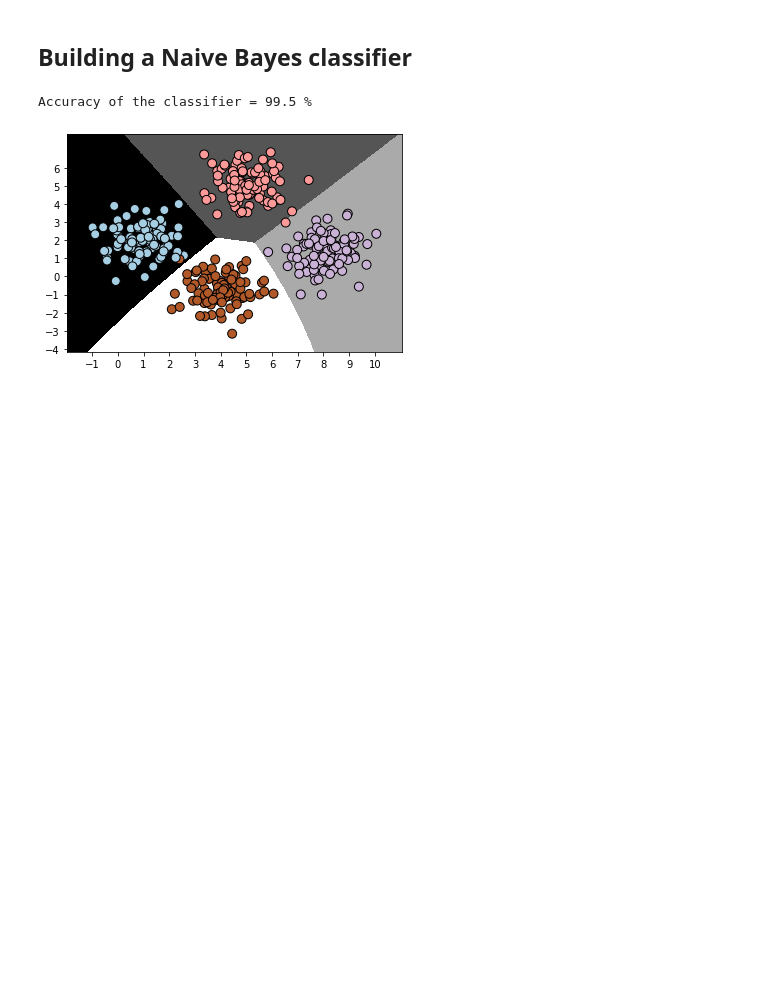
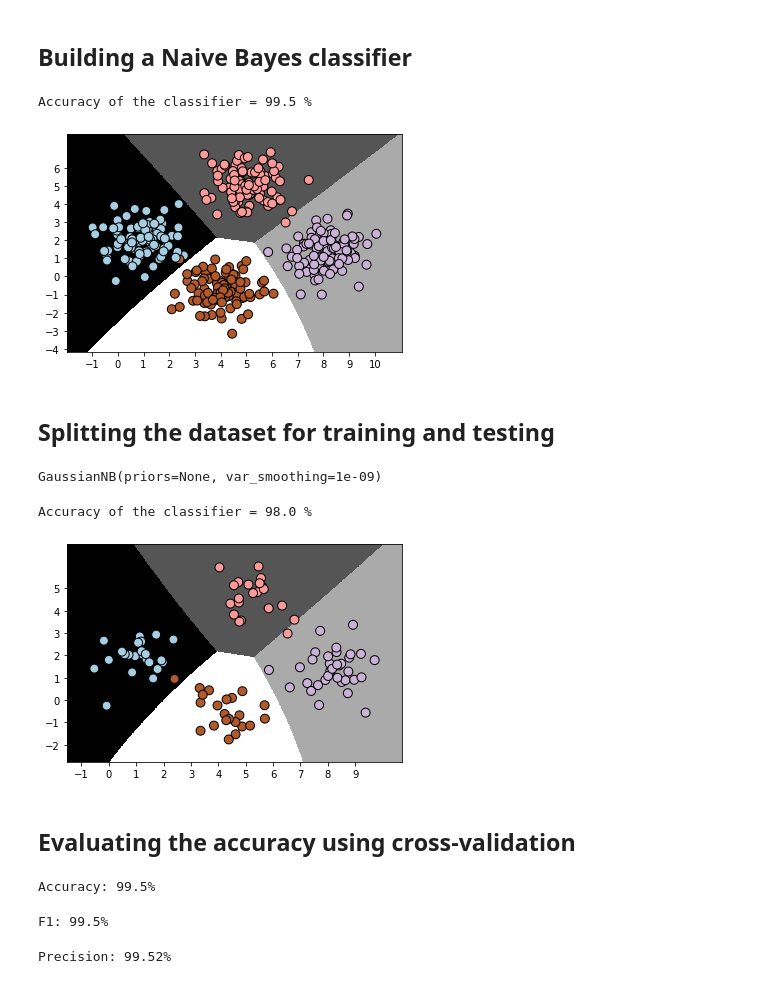
Before and after one commit to renatogbj/python-machine-learning, a Jupyter notebook: ml-cookbook-ch2.ipynb, the cells around one changed output. Cells and saved outputs as stored; diff of their text form; code cells hidden in the pictures; blank space fills up the shorter version.

Commit message:
Implemented cross-validation

```diff
--- a/ml-cookbook-ch2.ipynb
+++ b/ml-cookbook-ch2.ipynb
@@ -126,3 +126,5 @@ Accuracy of the classifier = 99.5 %
 plot_classifier(classifier_gaussiannb, X, y)
 # %% [output]
 [figure]
+# %% [markdown]
+## Splitting the dataset for training and testing
@@ -128,0 +133,6 @@ plot_classifier(classifier_gaussiannb, X, y)
+# %%
+X_train, X_test, y_train, y_test = model_selection.train_test_split(X, y, test_size=0.25, random_state=5)
+classifier_gaussiannb_new = GaussianNB()
+classifier_gaussiannb_new.fit(X_train, y_train)
+# %% [output]
+GaussianNB(priors=None, var_smoothing=1e-09)
@@ -128,0 +141,27 @@ plot_classifier(classifier_gaussiannb, X, y)
+# %%
+accuracy = 100.0 * (y_test == y_test_pred).sum() / X_test.shape[0]
+print("Accuracy of the classifier =", round(accuracy, 2), "%")
+# %% [output]
+Accuracy of the classifier = 98.0 %
+# %%
+plot_classifier(classifier_gaussiannb_new, X_test, y_test)
+# %% [output]
+[figure, added]
+# %% [markdown]
+## Evaluating the accuracy using cross-validation
+# %%
+num_validations = 5
+accuracy = model_selection.cross_val_score(classifier_gaussiannb, X, y, scoring='accuracy', cv=num_validations)
+print("Accuracy: " + str(round(100*accuracy.mean(), 2)) + "%")
+# %% [output]
+Accuracy: 99.5%
+# %%
+f1 = model_selection.cross_val_score(classifier_gaussiannb, X, y, scoring='f1_weighted', cv=num_validations)
+print("F1: " + str(round(100*f1.mean(), 2)) + "%")
+# %% [output]
+F1: 99.5%
+# %%
+precision = model_selection.cross_val_score(classifier_gaussiannb, X, y, scoring='precision_weighted', cv=num_validations)
+print("Precision: " + str(round(100*precision.mean(), 2)) + "%")
+# %% [output]
+Precision: 99.52%
```
Also changed, not shown: parts of 3 cells of this notebook.
